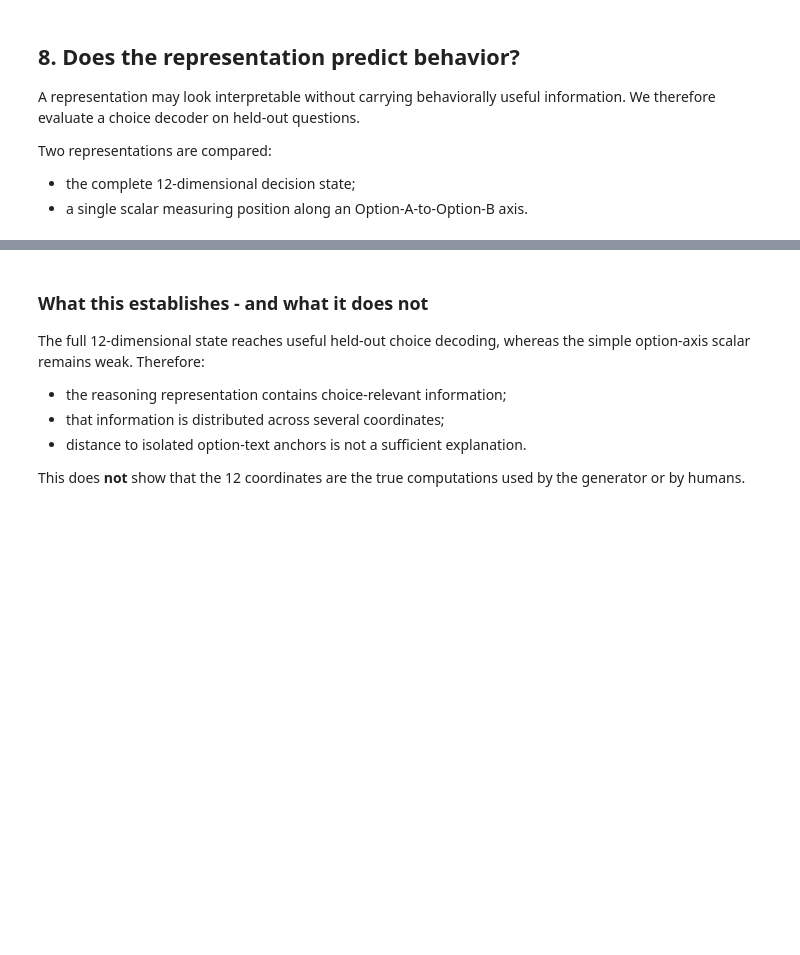
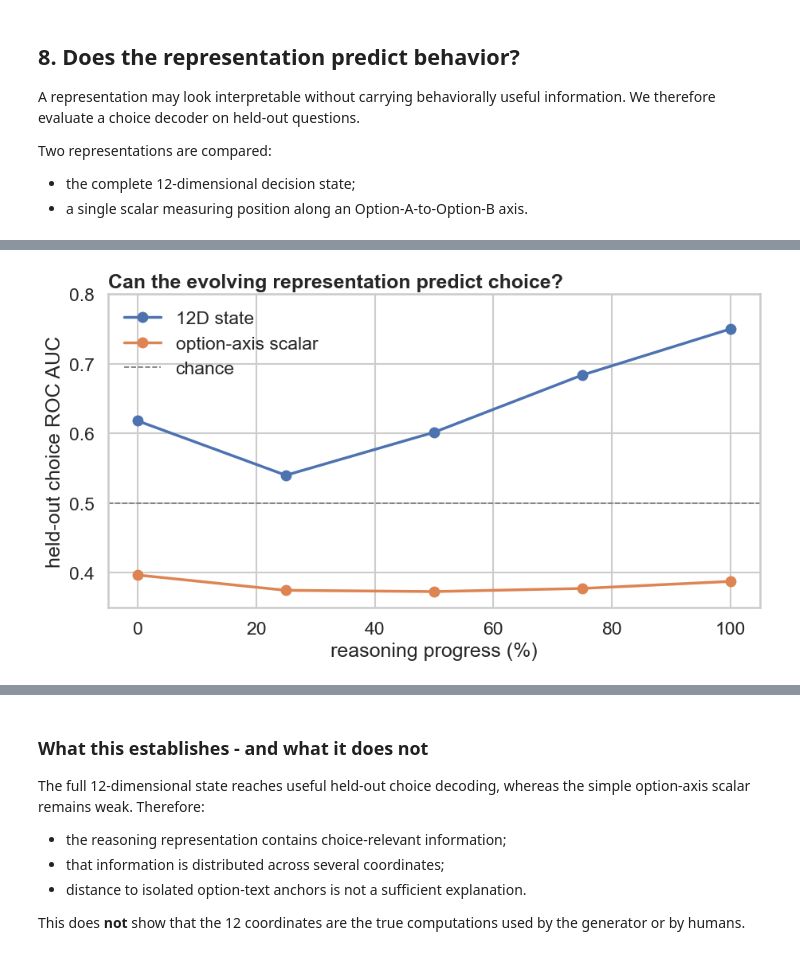
Before and after one commit to xhb120633/LLM_human_decisions, a Jupyter notebook: notebooks/02_representation_from_hidden_states_to_reasoning_trajectories.ipynb, the cells around one changed output, grey strips where cells are left out. Cells and saved outputs as stored; diff of their text form; code cells hidden in the pictures; blank space fills up the shorter version.

Commit message:
Restore executable notebook workflows

```diff
--- a/notebooks/02_representation_from_hidden_states_to_reasoning_trajectories.ipynb
+++ b/notebooks/02_representation_from_hidden_states_to_reasoning_trajectories.ipynb
@@ -127,3 +125,20 @@ Sentence-prefix states: 11,642
 Trials: 1,368
 Questions: 19
 Personas: 5
+# %%
+# RESTORED_WORKFLOW: representation_modes
+# Expensive stages are explicit and runnable. Keep them False for the classroom fallback.
+RUN_QWEN_EXTRACTION = False
+RUN_LAYER_PROBES = False
+RUN_TEXT2DECISION_TRAINING = False
+
+STATE_DIR = ROOT / "artifacts" / "qwen35_sentence_states" / "qwen3.5-9b_bf16_sentence_end"
+ONSET_DIR = ROOT / "artifacts" / "qwen35_sentence_states" / "qwen3.5-9b_bf16_question_onsets"
+TEXT2DECISION_DIR = ROOT / "artifacts" / "text2decision" / "qwen35_layer15_text2decision_multiscale_log"
+
+print({
+    "Qwen extraction": RUN_QWEN_EXTRACTION,
+    "layerwise probe training": RUN_LAYER_PROBES,
+    "Text2Decision training": RUN_TEXT2DECISION_TRAINING,
+    "lightweight analyses below": True,
+})
@@ -648,0 +803,60 @@ display(
+# %%
+# RESTORED_WORKFLOW: recompute_choice
+from sklearn.linear_model import LogisticRegression
+from sklearn.metrics import balanced_accuracy_score, log_loss, roc_auc_score
+from sklearn.model_selection import StratifiedGroupKFold
+from sklearn.pipeline import make_pipeline
+from sklearn.preprocessing import StandardScaler
+
+trials = trial_summary.sort_values("trial_row").reset_index(drop=True)
+y = trials["choice"].to_numpy(dtype=int)
+groups = trials["question_id"].to_numpy()
+
+def grouped_choice_probability(x):
+    probability = np.full(len(y), np.nan)
+    splitter = StratifiedGroupKFold(n_splits=5, shuffle=True, random_state=2026)
+    for train, test in splitter.split(x, y, groups):
+        model = make_pipeline(
+            StandardScaler(),
+            LogisticRegression(C=1.0, max_iter=2000, random_state=2026),
+        )
+        model.fit(x[train], y[train])
+        probability[test] = model.predict_proba(x[test])[:, 1]
+    return probability
+
+progress_rows = []
+for progress in np.linspace(0, 1, 5):
+    x_12d, x_axis = [], []
+    for trial in trials.itertuples():
+        rows = states.loc[
+            (states["trial_row"] == trial.trial_row) & (~states["is_masked_conclusion"])
+        ].sort_values("sentence_index")
+        onset = np.asarray([getattr(trial, column) for column in onset_columns], dtype=float)
+        path_12d = np.vstack([onset, rows[Z_COLUMNS].to_numpy()])
+        x_12d.append(interpolate_path(path_12d, progress))
+        evidence = np.r_[float(trial.q_onset), rows["choice_evidence_B"].to_numpy()]
+        x_axis.append(interpolate_path(evidence[:, None], progress))
+    for label, matrix in [("12D state", np.vstack(x_12d)), ("option-axis scalar", np.vstack(x_axis))]:
+        p_b = grouped_choice_probability(matrix)
+        progress_rows.append({
+            "progress": progress,
+            "representation": label,
+            "balanced_accuracy": balanced_accuracy_score(y, p_b >= 0.5),
+            "roc_auc": roc_auc_score(y, p_b),
+            "log_loss": log_loss(y, p_b, labels=[0, 1]),
+        })
+choice_progress = pd.DataFrame(progress_rows)
+
+fig, ax = plt.subplots(figsize=(9.5, 5.4))
+for representation, rows in choice_progress.groupby("representation"):
+    rows = rows.sort_values("progress")
+    ax.plot(rows["progress"] * 100, rows["roc_auc"], marker="o", linewidth=2.5, label=representation)
+ax.axhline(0.5, color="#777777", linestyle="--", linewidth=1.2, label="chance")
+ax.set(xlabel="reasoning progress (%)", ylabel="held-out choice ROC AUC", ylim=(0.35, 0.80))
+ax.set_title("Can the evolving representation predict choice?", loc="left", weight="bold")
+ax.legend(frameon=False)
+plt.tight_layout()
+plt.show()
+display(choice_progress.round(3))
+# %% [output]
+[figure, added]
```
Also changed, not shown: parts of 14 cells of this notebook, 22 other files.
